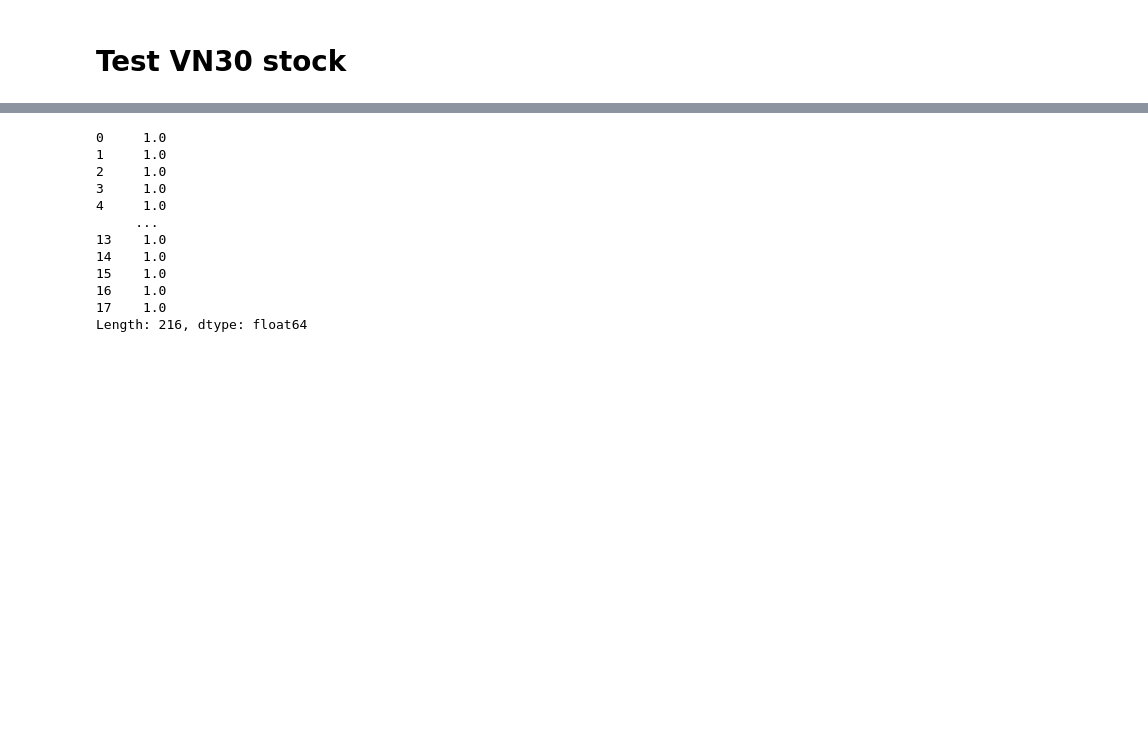
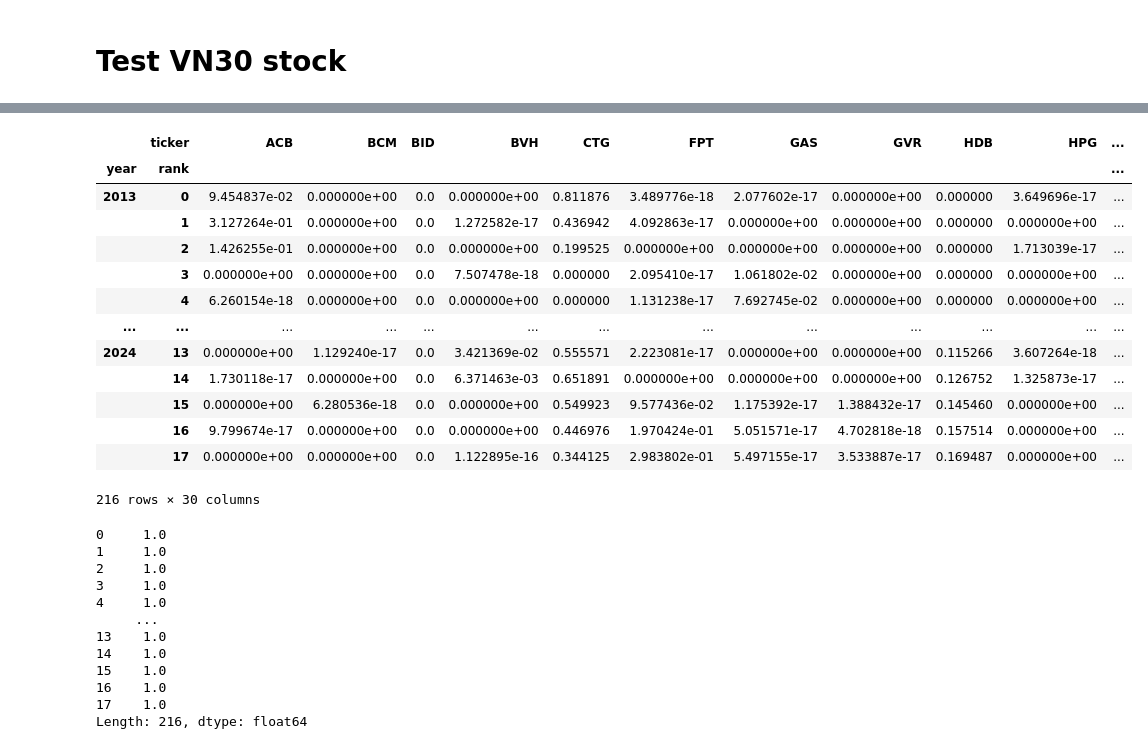
Before and after one commit to nguyentanquocbao/stock, a Jupyter notebook: 4. performance track.ipynb, the cells around one changed output, grey strips where cells are left out. Drawn from its saved outputs; the diff is of its cells as text; code cells hidden in the pictures; blank space fills up the shorter version.

```diff
--- a/4. performance track.ipynb
+++ b/4. performance track.ipynb
@@ -35 +71,29 @@ weight.reset_index(drop=True, inplace=True)
+# %%
+import json
+
+# 'weight' is already defined as a DataFrame in the previous cell
+data_dict = {}
+melted = weight.melt(
+    id_vars=["year", "rank"],
+    var_name="ticker",
+    value_name="weight",
+)
+melted["weight"] = melted["weight"].fillna(0)
+# %%
+melted.pivot(index=["year", "rank"], columns="ticker", values="weight")
+# %% [output]
+|  | ticker | ACB | BCM | BID | BVH | CTG | FPT | GAS | GVR | HDB | HPG | ... |
+| year | rank |  |  |  |  |  |  |  |  |  |  | ... |
+| 2013 | 0 | 9.454837e-02 | 0.000000e+00 | 0.0 | 0.000000e+00 | 0.811876 | 3.489776e-18 | 2.077602e-17 | 0.000000e+00 | 0.000000 | 3.649696e-17 | ... |
+|  | 1 | 3.127264e-01 | 0.000000e+00 | 0.0 | 1.272582e-17 | 0.436942 | 4.092863e-17 | 0.000000e+00 | 0.000000e+00 | 0.000000 | 0.000000e+00 | ... |
+|  | 2 | 1.426255e-01 | 0.000000e+00 | 0.0 | 0.000000e+00 | 0.199525 | 0.000000e+00 | 0.000000e+00 | 0.000000e+00 | 0.000000 | 1.713039e-17 | ... |
+|  | 3 | 0.000000e+00 | 0.000000e+00 | 0.0 | 7.507478e-18 | 0.000000 | 2.095410e-17 | 1.061802e-02 | 0.000000e+00 | 0.000000 | 0.000000e+00 | ... |
+|  | 4 | 6.260154e-18 | 0.000000e+00 | 0.0 | 0.000000e+00 | 0.000000 | 1.131238e-17 | 7.692745e-02 | 0.000000e+00 | 0.000000 | 0.000000e+00 | ... |
+| ... | ... | ... | ... | ... | ... | ... | ... | ... | ... | ... | ... | ... |
+| 2024 | 13 | 0.000000e+00 | 1.129240e-17 | 0.0 | 3.421369e-02 | 0.555571 | 2.223081e-17 | 0.000000e+00 | 0.000000e+00 | 0.115266 | 3.607264e-18 | ... |
+|  | 14 | 1.730118e-17 | 0.000000e+00 | 0.0 | 6.371463e-03 | 0.651891 | 0.000000e+00 | 0.000000e+00 | 0.000000e+00 | 0.126752 | 1.325873e-17 | ... |
+|  | 15 | 0.000000e+00 | 6.280536e-18 | 0.0 | 0.000000e+00 | 0.549923 | 9.577436e-02 | 1.175392e-17 | 1.388432e-17 | 0.145460 | 0.000000e+00 | ... |
+|  | 16 | 9.799674e-17 | 0.000000e+00 | 0.0 | 0.000000e+00 | 0.446976 | 1.970424e-01 | 5.051571e-17 | 4.702818e-18 | 0.157514 | 0.000000e+00 | ... |
+|  | 17 | 0.000000e+00 | 0.000000e+00 | 0.0 | 1.122895e-16 | 0.344125 | 2.983802e-01 | 5.497155e-17 | 3.533887e-17 | 0.169487 | 0.000000e+00 | ... |
+216 rows × 30 columns
 # %%
```
Also changed, not shown: parts of 5 cells of this notebook, 4 other files.
